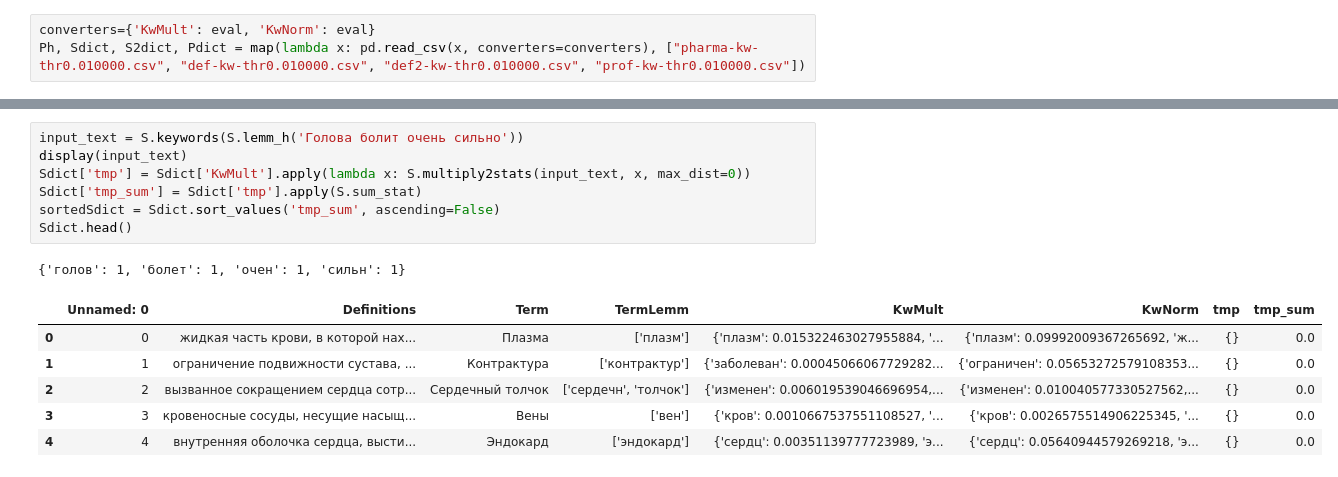
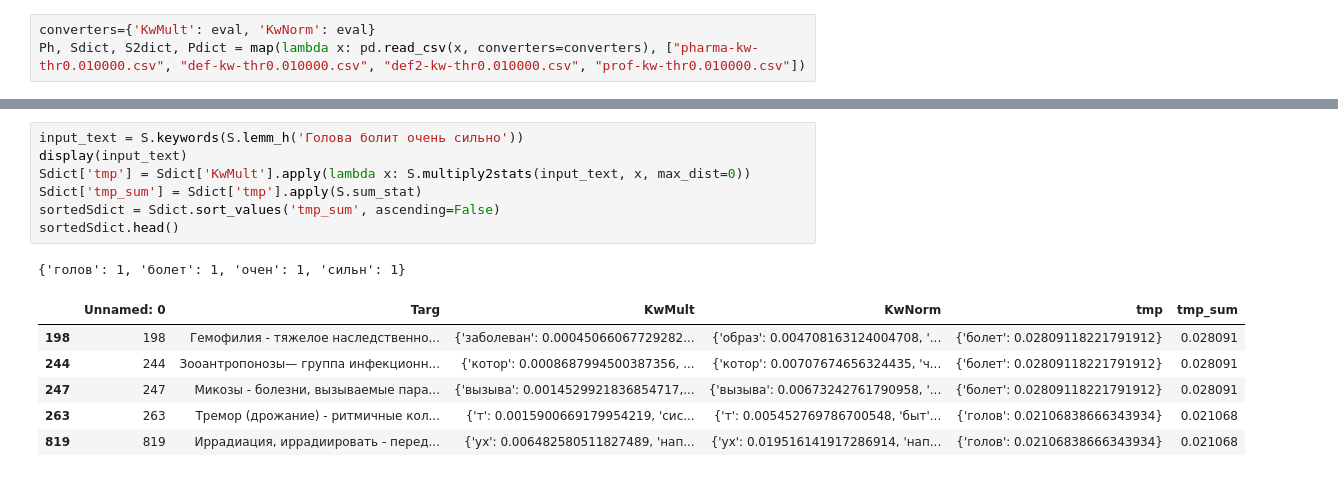
Before and after one commit to maksutovaynur/virushack, a Jupyter notebook: data/Predict.ipynb, the cells around one changed output, grey strips where cells are left out. Cells and saved outputs as stored; diff of their text form.

```diff
--- a/data/Predict.ipynb
+++ b/data/Predict.ipynb
@@ -25,18 +25,18 @@ len(all_words)
 # %%
 input_text = S.keywords(S.lemm_h('Голова болит очень сильно'))
 display(input_text)
 Sdict['tmp'] = Sdict['KwMult'].apply(lambda x: S.multiply2stats(input_text, x, max_dist=0))
 Sdict['tmp_sum'] = Sdict['tmp'].apply(S.sum_stat)
 sortedSdict = Sdict.sort_values('tmp_sum', ascending=False)
-Sdict.head()
+sortedSdict.head()
 # %% [output]
 {'голов': 1, 'болет': 1, 'очен': 1, 'сильн': 1}
-|  | Unnamed: 0 | Definitions | Term | TermLemm | KwMult | KwNorm | tmp | tmp_sum |
-| 0 | 0 | жидкая часть крови, в которой нах... | Плазма | ['плазм'] | {'плазм': 0.015322463027955884, '... | {'плазм': 0.09992009367265692, 'ж... | {} | 0.0 |
-| 1 | 1 | ограничение подвижности сустава, ... | Контрактура | ['контрактур'] | {'заболеван': 0.00045066067729282... | {'ограничен': 0.05653272579108353... | {} | 0.0 |
-| 2 | 2 | вызванное сокращением сердца сотр... | Сердечный толчок | ['сердечн', 'толчок'] | {'изменен': 0.006019539046696954,... | {'изменен': 0.010040577330527562,... | {} | 0.0 |
-| 3 | 3 | кровеносные сосуды, несущие насыщ... | Вены | ['вен'] | {'кров': 0.0010667537551108527, '... | {'кров': 0.0026575514906225345, '... | {} | 0.0 |
-| 4 | 4 | внутренняя оболочка сердца, высти... | Эндокард | ['эндокард'] | {'сердц': 0.00351139777723989, 'э... | {'сердц': 0.05640944579269218, 'э... | {} | 0.0 |
+|  | Unnamed: 0 | Targ | KwMult | KwNorm | tmp | tmp_sum |
+| 198 | 198 | Гемофилия - тяжелое наследственно... | {'заболеван': 0.00045066067729282... | {'образ': 0.004708163124004708, '... | {'болет': 0.02809118221791912} | 0.028091 |
+| 244 | 244 | Зооантропонозы— группа инфекционн... | {'котор': 0.0008687994500387356, ... | {'котор': 0.00707674656324435, 'ч... | {'болет': 0.02809118221791912} | 0.028091 |
+| 247 | 247 | Микозы - болезни, вызываемые пара... | {'вызыва': 0.0014529921836854717,... | {'вызыва': 0.00673242761790958, '... | {'болет': 0.02809118221791912} | 0.028091 |
+| 263 | 263 | Тремор (дрожание) - ритмичные кол... | {'т': 0.0015900669179954219, 'сис... | {'т': 0.005452769786700548, 'быт'... | {'голов': 0.02106838666343934} | 0.021068 |
+| 819 | 819 | Иррадиация, иррадиировать - перед... | {'ух': 0.006482580511827489, 'нап... | {'ух': 0.019516141917286914, 'нап... | {'голов': 0.02106838666343934} | 0.021068 |
 # %%
 Ph['tmp'] = Ph['KwNorm'].apply(lambda x: S.multiply2stats(input_text, x, max_dist=0))
 Ph['tmp_sum'] = Ph['tmp'].apply(S.sum_stat)
```
Also changed, not shown: parts of 3 cells of this notebook, 27 other files.
